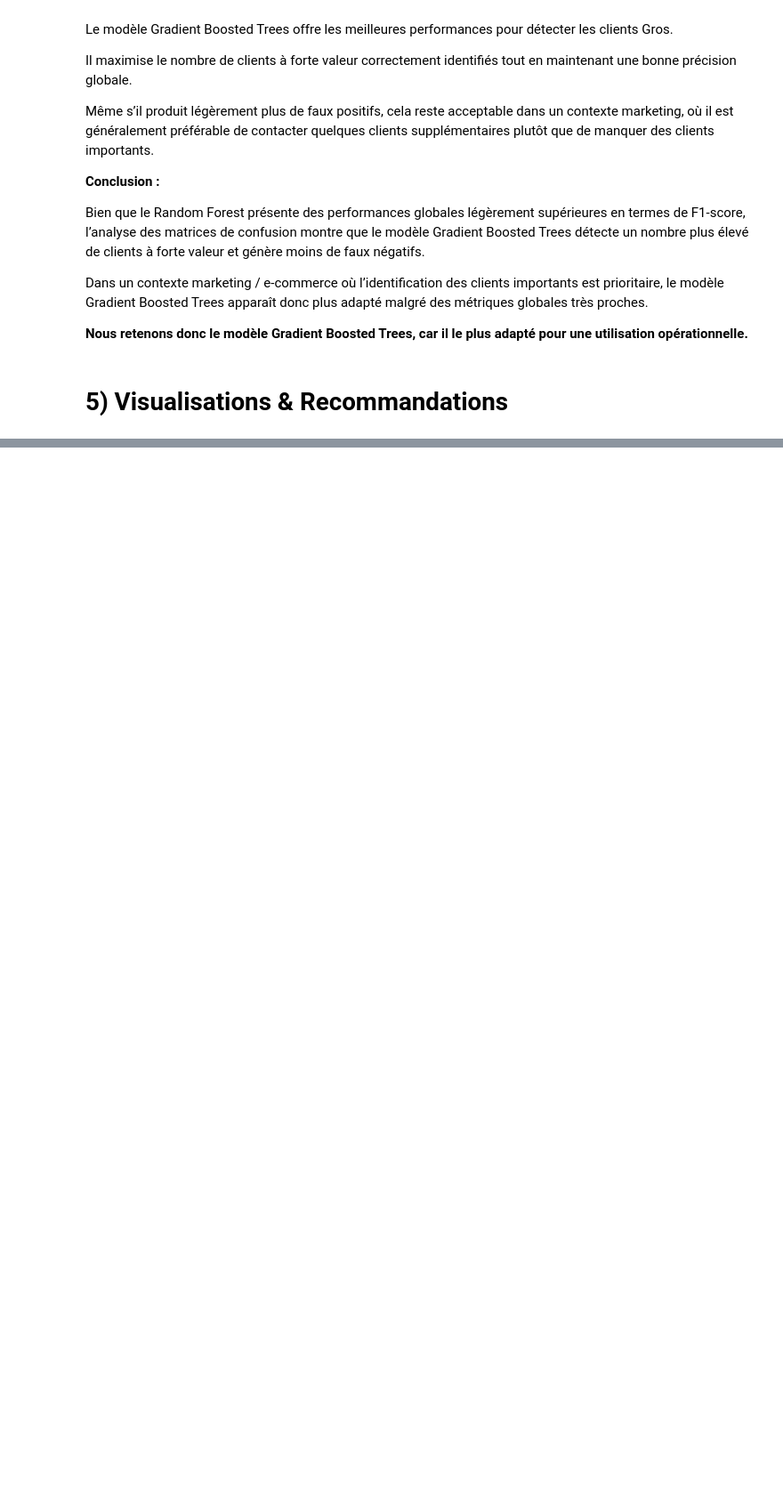
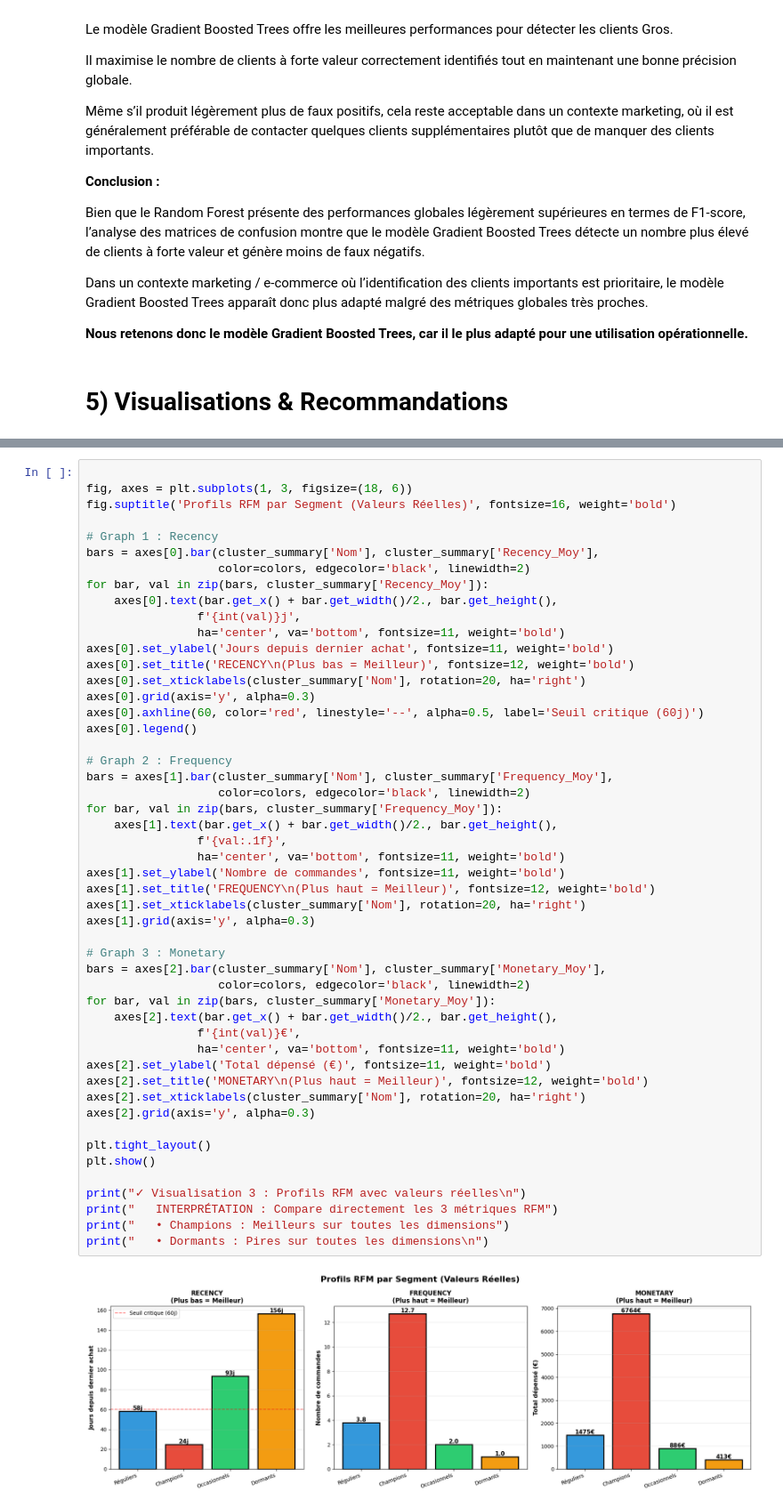
Before and after one commit to EdLac/spark-ecommerce, a Jupyter notebook: notebooks/ProjetFinal.ipynb, the cells around one changed output, grey strips where cells are left out. Shown at 89% size. Cells and saved outputs as stored; diff of their text form; blank space fills up the shorter version.

```diff
--- a/notebooks/ProjetFinal.ipynb
+++ b/notebooks/ProjetFinal.ipynb
@@ -2014,0 +1957,52 @@ plt.show()
+# %%
+
+fig, axes = plt.subplots(1, 3, figsize=(18, 6))
+fig.suptitle('Profils RFM par Segment (Valeurs Réelles)', fontsize=16, weight='bold')
+
+# Graph 1 : Recency
+bars = axes[0].bar(cluster_summary['Nom'], cluster_summary['Recency_Moy'],
+                   color=colors, edgecolor='black', linewidth=2)
+for bar, val in zip(bars, cluster_summary['Recency_Moy']):
+    axes[0].text(bar.get_x() + bar.get_width()/2., bar.get_height(),
+                f'{int(val)}j',
+                ha='center', va='bottom', fontsize=11, weight='bold')
+axes[0].set_ylabel('Jours depuis dernier achat', fontsize=11, weight='bold')
+axes[0].set_title('RECENCY\n(Plus bas = Meilleur)', fontsize=12, weight='bold')
+axes[0].set_xticklabels(cluster_summary['Nom'], rotation=20, ha='right')
+axes[0].grid(axis='y', alpha=0.3)
+axes[0].axhline(60, color='red', linestyle='--', alpha=0.5, label='Seuil critique (60j)')
+axes[0].legend()
+
+# Graph 2 : Frequency
+bars = axes[1].bar(cluster_summary['Nom'], cluster_summary['Frequency_Moy'],
+                   color=colors, edgecolor='black', linewidth=2)
+for bar, val in zip(bars, cluster_summary['Frequency_Moy']):
+    axes[1].text(bar.get_x() + bar.get_width()/2., bar.get_height(),
+                f'{val:.1f}',
+                ha='center', va='bottom', fontsize=11, weight='bold')
+axes[1].set_ylabel('Nombre de commandes', fontsize=11, weight='bold')
+axes[1].set_title('FREQUENCY\n(Plus haut = Meilleur)', fontsize=12, weight='bold')
+axes[1].set_xticklabels(cluster_summary['Nom'], rotation=20, ha='right')
+axes[1].grid(axis='y', alpha=0.3)
+
+# Graph 3 : Monetary
+bars = axes[2].bar(cluster_summary['Nom'], cluster_summary['Monetary_Moy'],
+                   color=colors, edgecolor='black', linewidth=2)
+for bar, val in zip(bars, cluster_summary['Monetary_Moy']):
+    axes[2].text(bar.get_x() + bar.get_width()/2., bar.get_height(),
+                f'{int(val)}€',
+                ha='center', va='bottom', fontsize=11, weight='bold')
+axes[2].set_ylabel('Total dépensé (€)', fontsize=11, weight='bold')
+axes[2].set_title('MONETARY\n(Plus haut = Meilleur)', fontsize=12, weight='bold')
+axes[2].set_xticklabels(cluster_summary['Nom'], rotation=20, ha='right')
+axes[2].grid(axis='y', alpha=0.3)
+
+plt.tight_layout()
+plt.show()
+
+print("✓ Visualisation 3 : Profils RFM avec valeurs réelles\n")
+print("   INTERPRÉTATION : Compare directement les 3 métriques RFM")
+print("   • Champions : Meilleurs sur toutes les dimensions")
+print("   • Dormants : Pires sur toutes les dimensions\n")
+# %% [output]
+[figure, added]
```
Also changed, not shown: parts of 43 cells of this notebook.
